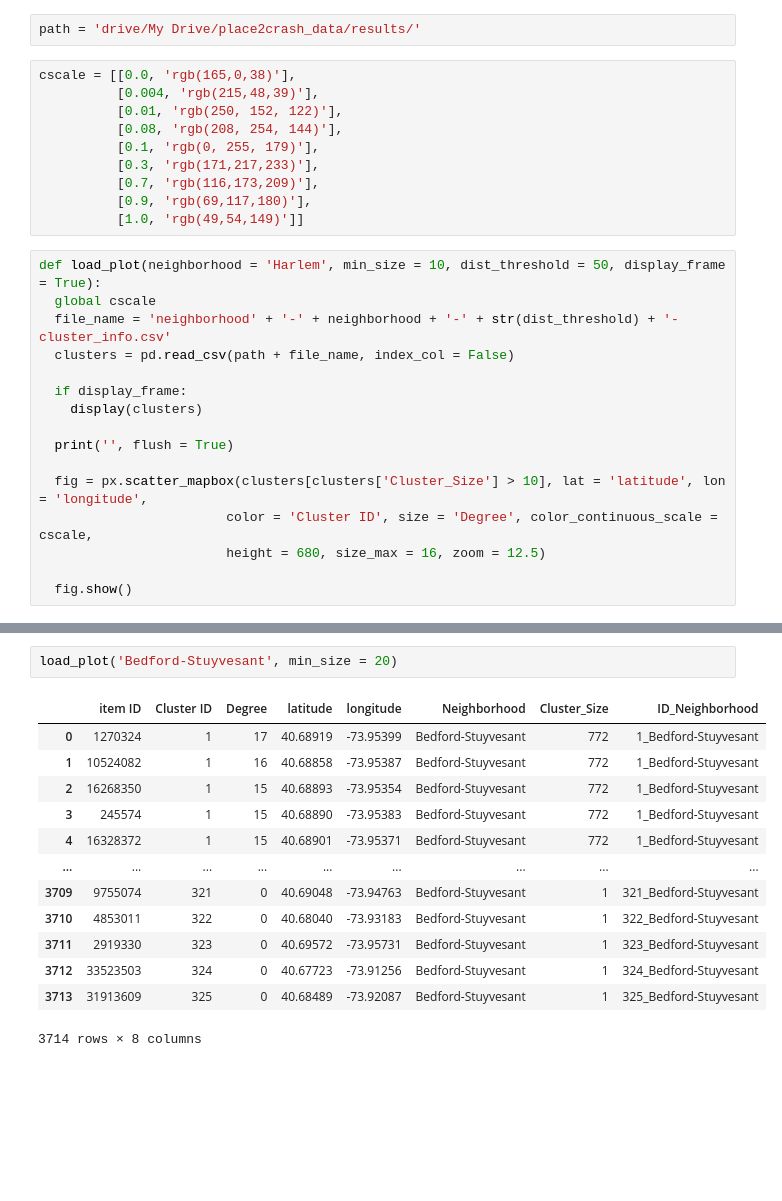
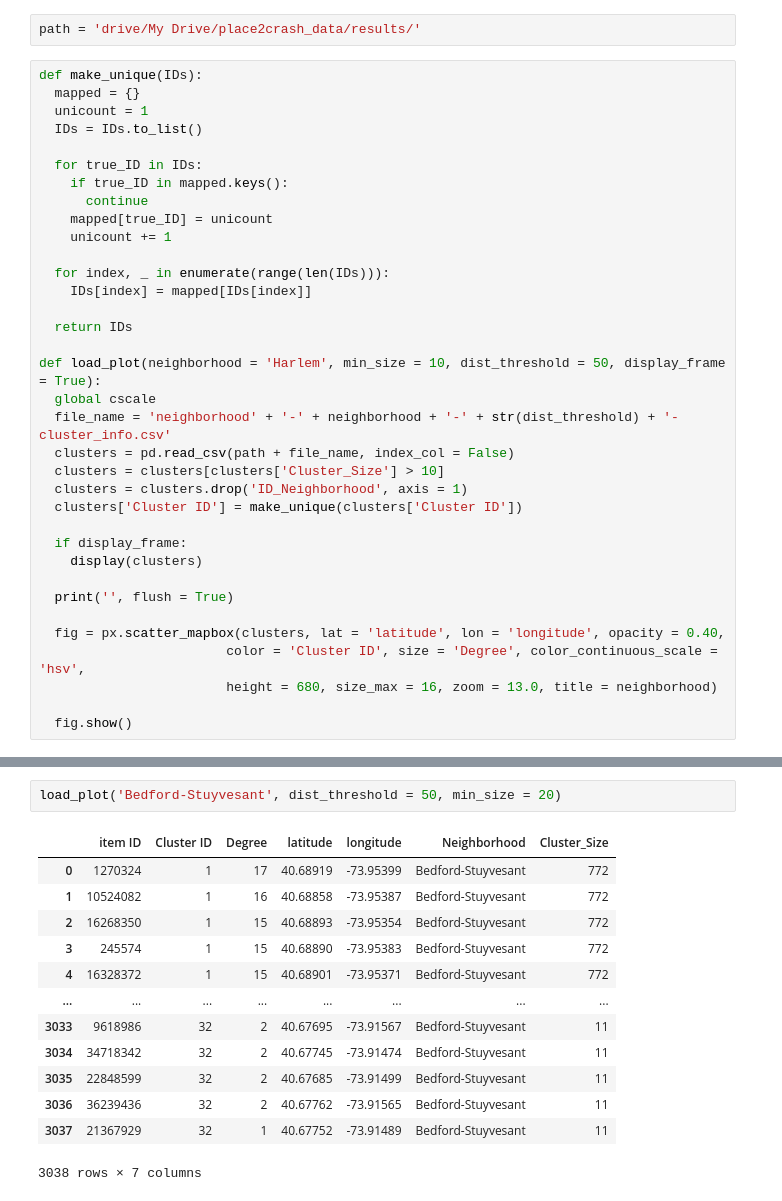
Before and after one commit to sayarghoshroy/LoClus, a Jupyter notebook: draw_clusters.ipynb, the cells around one changed output, grey strips where cells are left out. Drawn from its saved outputs; the diff is of its cells as text; blank space fills up the shorter version.

```diff
--- a/draw_clusters.ipynb
+++ b/draw_clusters.ipynb
@@ -19,30 +21,39 @@ mapbox_token = '_'
 px.set_mapbox_access_token(mapbox_token)
 # %%
 path = 'drive/My Drive/place2crash_data/results/'
-# %%
-cscale = [[0.0, 'rgb(165,0,38)'],
-          [0.004, 'rgb(215,48,39)'],
-          [0.01, 'rgb(250, 152, 122)'],
-          [0.08, 'rgb(208, 254, 144)'],
-          [0.1, 'rgb(0, 255, 179)'],
-          [0.3, 'rgb(171,217,233)'],
-          [0.7, 'rgb(116,173,209)'],
-          [0.9, 'rgb(69,117,180)'],
-          [1.0, 'rgb(49,54,149)']]
 # %%
+def make_unique(IDs):
+  mapped = {}
+  unicount = 1
+  IDs = IDs.to_list()
+
+  for true_ID in IDs:
+    if true_ID in mapped.keys():
+      continue
+    mapped[true_ID] = unicount
+    unicount += 1
+
+  for index, _ in enumerate(range(len(IDs))):
+    IDs[index] = mapped[IDs[index]]
+
+  return IDs
+
 def load_plot(neighborhood = 'Harlem', min_size = 10, dist_threshold = 50, display_frame = True):
   global cscale
   file_name = 'neighborhood' + '-' + neighborhood + '-' + str(dist_threshold) + '-cluster_info.csv'
   clusters = pd.read_csv(path + file_name, index_col = False)
+  clusters = clusters[clusters['Cluster_Size'] > 10]
+  clusters = clusters.drop('ID_Neighborhood', axis = 1)
+  clusters['Cluster ID'] = make_unique(clusters['Cluster ID'])
 
   if display_frame:
     display(clusters)
 
   print('', flush = True)
 
-  fig = px.scatter_mapbox(clusters[clusters['Cluster_Size'] > 10], lat = 'latitude', lon = 'longitude',
-                        color = 'Cluster ID', size = 'Degree', color_continuous_scale = cscale,
-                        height = 680, size_max = 16, zoom = 12.5)
+  fig = px.scatter_mapbox(clusters, lat = 'latitude', lon = 'longitude', opacity = 0.40,
+                        color = 'Cluster ID', size = 'Degree', color_continuous_scale = 'hsv',
+                        height = 680, size_max = 16, zoom = 13.0, title = neighborhood)
 
   fig.show()
 # %%
@@ -115,18 +126,18 @@ load_plot('Upper East Side', min_size = 20)
 [interactive output not drawn]
 # %%
-load_plot('Bedford-Stuyvesant', min_size = 20)
+load_plot('Bedford-Stuyvesant', dist_threshold = 50, min_size = 20)
 # %% [output]
-|  | item ID | Cluster ID | Degree | latitude | longitude | Neighborhood | Cluster_Size | ID_Neighborhood |
-| 0 | 1270324 | 1 | 17 | 40.68919 | -73.95399 | Bedford-Stuyvesant | 772 | 1_Bedford-Stuyvesant |
-| 1 | 10524082 | 1 | 16 | 40.68858 | -73.95387 | Bedford-Stuyvesant | 772 | 1_Bedford-Stuyvesant |
-| 2 | 16268350 | 1 | 15 | 40.68893 | -73.95354 | Bedford-Stuyvesant | 772 | 1_Bedford-Stuyvesant |
-| 3 | 245574 | 1 | 15 | 40.68890 | -73.95383 | Bedford-Stuyvesant | 772 | 1_Bedford-Stuyvesant |
-| 4 | 16328372 | 1 | 15 | 40.68901 | -73.95371 | Bedford-Stuyvesant | 772 | 1_Bedford-Stuyvesant |
-| ... | ... | ... | ... | ... | ... | ... | ... | ... |
-| 3709 | 9755074 | 321 | 0 | 40.69048 | -73.94763 | Bedford-Stuyvesant | 1 | 321_Bedford-Stuyvesant |
-| 3710 | 4853011 | 322 | 0 | 40.68040 | -73.93183 | Bedford-Stuyvesant | 1 | 322_Bedford-Stuyvesant |
-| 3711 | 2919330 | 323 | 0 | 40.69572 | -73.95731 | Bedford-Stuyvesant | 1 | 323_Bedford-Stuyvesant |
-| 3712 | 33523503 | 324 | 0 | 40.67723 | -73.91256 | Bedford-Stuyvesant | 1 | 324_Bedford-Stuyvesant |
-| 3713 | 31913609 | 325 | 0 | 40.68489 | -73.92087 | Bedford-Stuyvesant | 1 | 325_Bedford-Stuyvesant |
+|  | item ID | Cluster ID | Degree | latitude | longitude | Neighborhood | Cluster_Size |
+| 0 | 1270324 | 1 | 17 | 40.68919 | -73.95399 | Bedford-Stuyvesant | 772 |
+| 1 | 10524082 | 1 | 16 | 40.68858 | -73.95387 | Bedford-Stuyvesant | 772 |
+| 2 | 16268350 | 1 | 15 | 40.68893 | -73.95354 | Bedford-Stuyvesant | 772 |
+| 3 | 245574 | 1 | 15 | 40.68890 | -73.95383 | Bedford-Stuyvesant | 772 |
+| 4 | 16328372 | 1 | 15 | 40.68901 | -73.95371 | Bedford-Stuyvesant | 772 |
+| ... | ... | ... | ... | ... | ... | ... | ... |
+| 3033 | 9618986 | 32 | 2 | 40.67695 | -73.91567 | Bedford-Stuyvesant | 11 |
+| 3034 | 34718342 | 32 | 2 | 40.67745 | -73.91474 | Bedford-Stuyvesant | 11 |
+| 3035 | 22848599 | 32 | 2 | 40.67685 | -73.91499 | Bedford-Stuyvesant | 11 |
+| 3036 | 36239436 | 32 | 2 | 40.67762 | -73.91565 | Bedford-Stuyvesant | 11 |
+| 3037 | 21367929 | 32 | 1 | 40.67752 | -73.91489 | Bedford-Stuyvesant | 11 |
-3714 rows × 8 columns
+3038 rows × 7 columns
 [interactive output not drawn]
```
Also changed, not shown: parts of 8 cells of this notebook.
